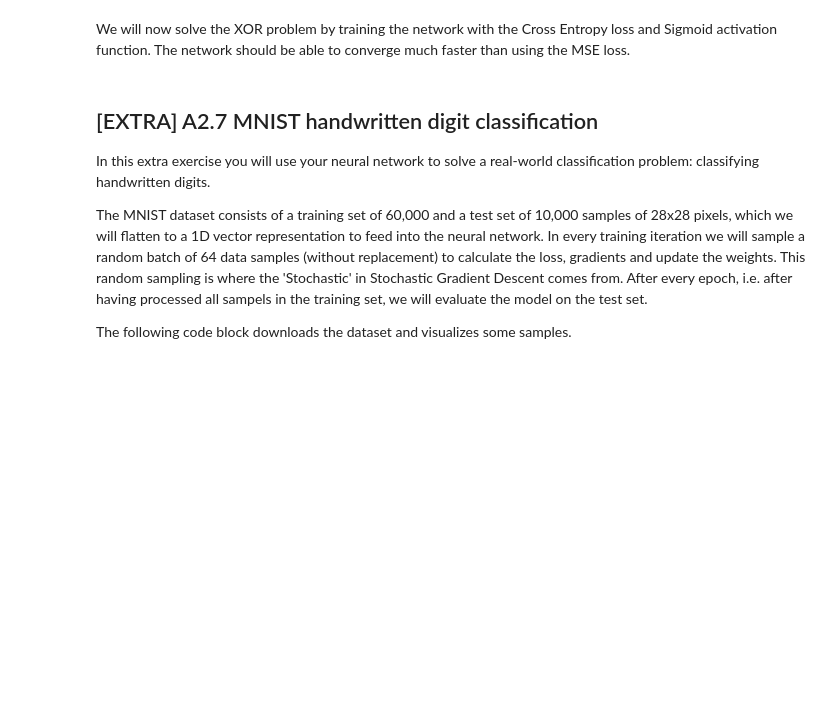
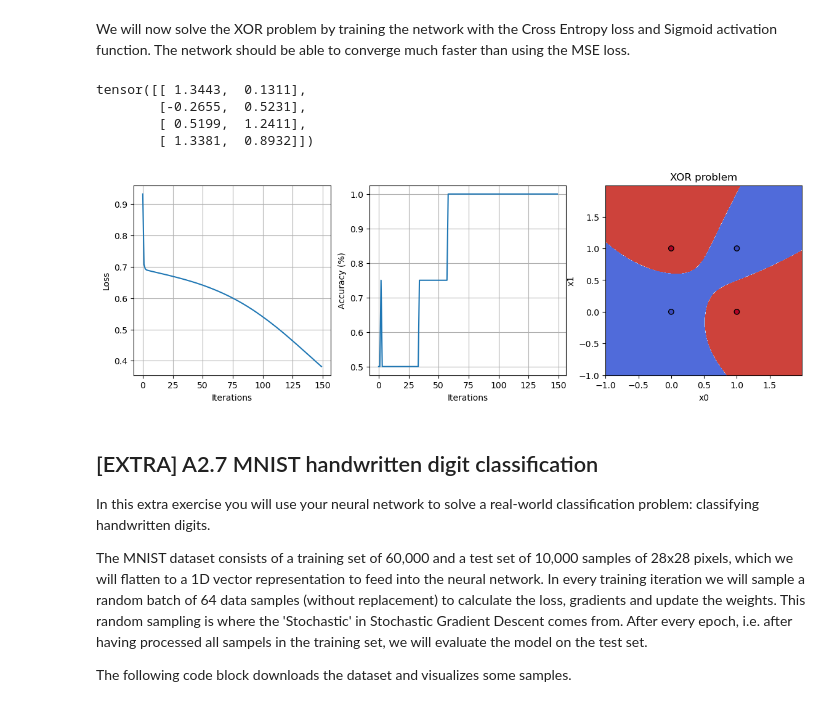
Before and after one commit to flaviogheri/deep_learning, a Jupyter notebook: assignment_revision/Assignment_2.ipynb, the cells around one changed output. Drawn from its saved outputs; the diff is of its cells as text; code cells hidden in the pictures; blank space fills up the shorter version.

```diff
--- a/assignment_revision/Assignment_2.ipynb
+++ b/assignment_revision/Assignment_2.ipynb
@@ -726,7 +771,7 @@ def MSELoss(y_true, y_pred):
     #             TODO: Implement the gradient dL/dy_hat                   #
     ########################################################################
 
-    pass
+    grad = torch.mean(2 * (y_pred + y_true))
 
     ########################################################################
     #                          END OF YOUR CODE                            #
@@ -770,7 +815,8 @@ for i in range(optim_steps):
     #                         and append to list.                          #
     ########################################################################
 
-    pass
+    loss, grad = MSELoss(y_xor, y_pred)
+    losses.append(loss)
 
     ########################################################################
     #                          END OF YOUR CODE                            #
@@ -780,7 +826,9 @@ for i in range(optim_steps):
     #            TODO: Perform backward pass and optimizer step.           #
     ########################################################################
 
-    pass
+    net.backward(grad)
+    net.optimizer_step(learning_rate)
+
 
     ########################################################################
     #                          END OF YOUR CODE                            #
@@ -950,7 +1003,8 @@ for i in range(optim_steps):
     #                  labels (y_xor) and append to list.                  #
     ########################################################################
 
-    pass
+    loss, grad = CrossEntropyLoss(y_xor, y_pred)
+    losses.append(loss)
 
     ########################################################################
     #                          END OF YOUR CODE                            #
@@ -960,36 +1014,43 @@ for i in range(optim_steps):
     #            TODO: Perform backward pass and optimizer step.           #
     ########################################################################
 
-    pass
+    net.backward(grad)
+    net.optimizer_step(learning_rate)
 
     ########################################################################
     #                          END OF YOUR CODE                            #
     ########################################################################
 
     # Calculate accuracy of prediction
     correct = torch.argmax(y_pred, axis=1) == torch.argmax(y_xor, axis=1)
     accs.append(torch.sum(correct)/len(y_pred))
 
 # Print prediction
 print(y_pred)
 
 # Plot loss and accuracy
 plt.figure(figsize=(14,4))
 plt.subplot(1,3,1)
 plt.xlabel('Iterations')
 plt.ylabel('Loss')
 plt.plot(losses)
 plt.grid()
 
 plt.subplot(1,3,2)
 plt.xlabel('Iterations')
 plt.ylabel('Accuracy (%)')
 plt.plot(accs)
 plt.grid()
 
 # Show decision boundary
 plt.subplot(1,3,3)
 plot(x_xor, y_xor, net)
+# %% [output]
+tensor([[ 1.3443,  0.1311],
+        [-0.2655,  0.5231],
+        [ 0.5199,  1.2411],
+        [ 1.3381,  0.8932]])
+[figure, added]
 # %% [markdown]
 ## [EXTRA] A2.7 MNIST handwritten digit classification
 In this extra exercise you will use your neural network to solve a real-world classification problem: classifying handwritten digits.
```
Also changed, not shown: parts of 14 cells of this notebook.
